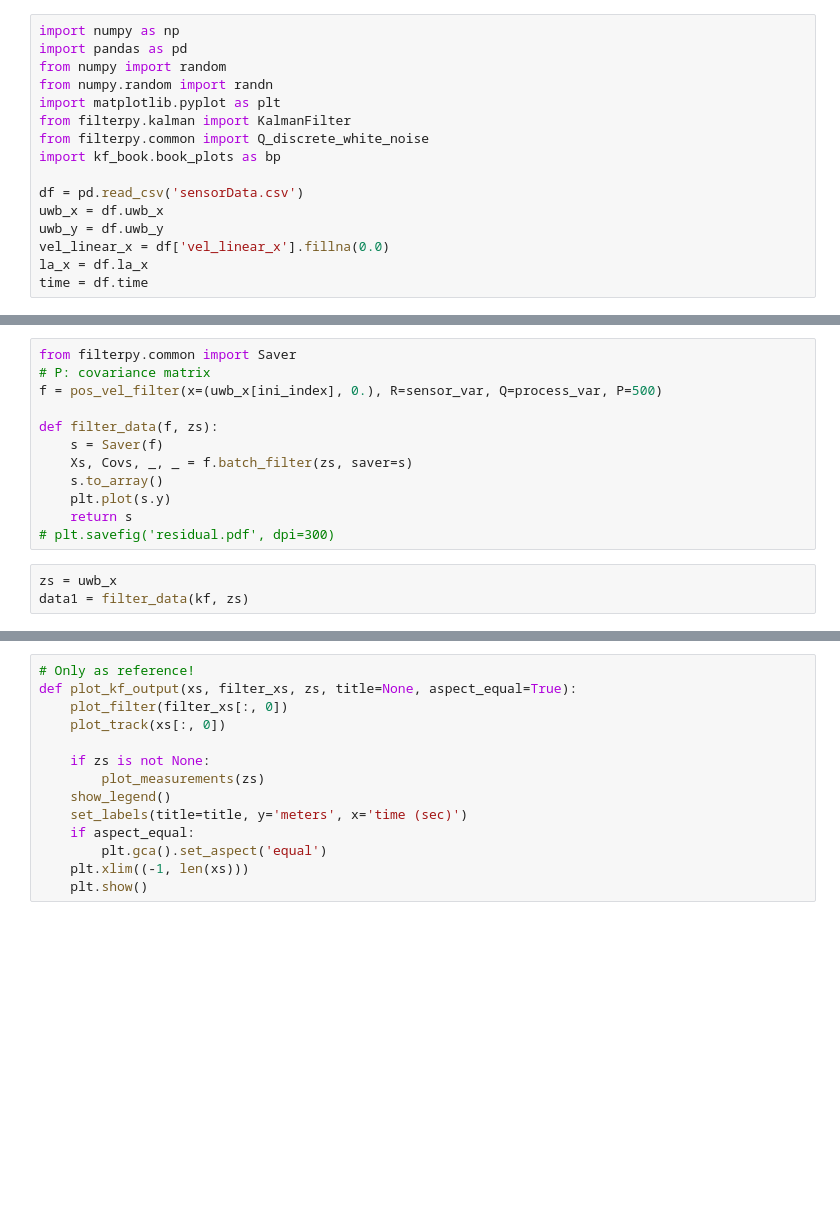
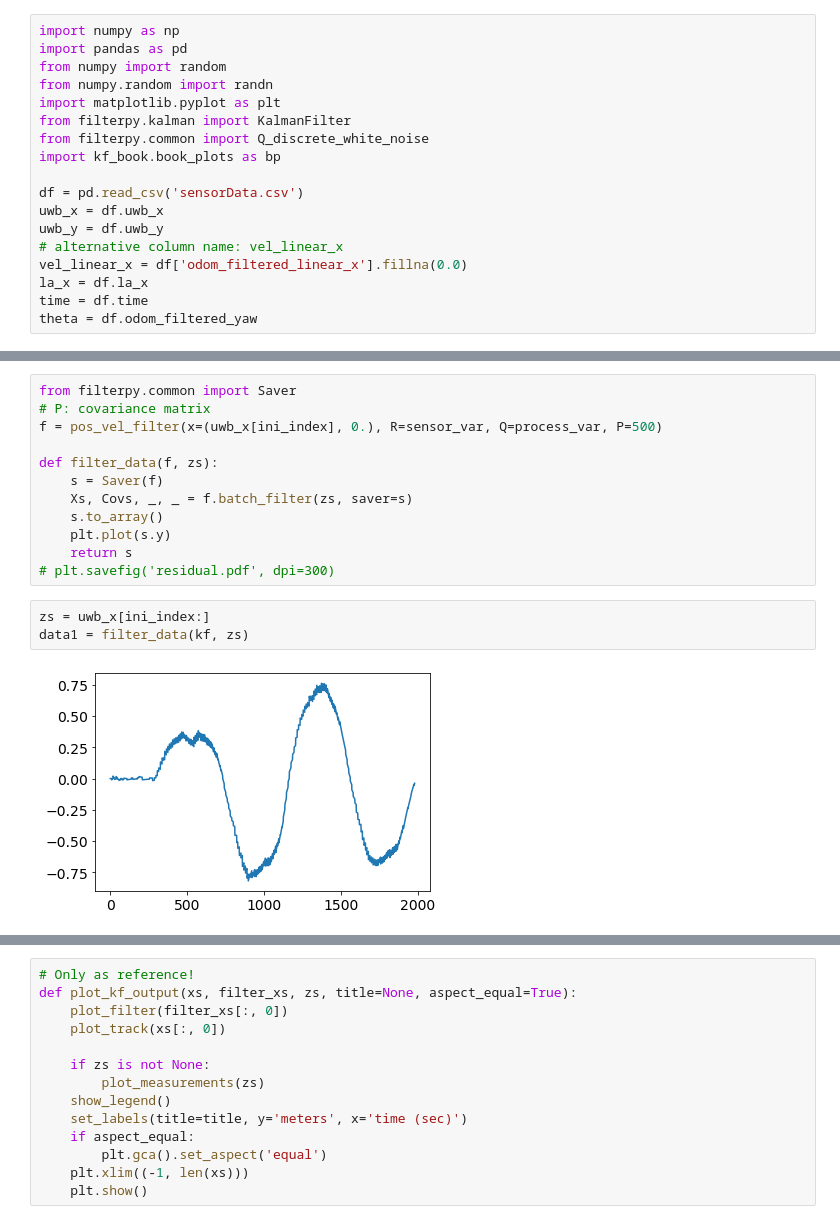
Before and after one commit to 850075610/sensor-fusion, a Jupyter notebook: integrating-uwb/round move/implementation/Kalman Filter.ipynb, the cells around one changed output, grey strips where cells are left out. Drawn from its saved outputs; the diff is of its cells as text; blank space fills up the shorter version.

```diff
--- a/integrating-uwb/round move/implementation/Kalman Filter.ipynb
+++ b/integrating-uwb/round move/implementation/Kalman Filter.ipynb
@@ -11,9 +11,11 @@ import kf_book.book_plots as bp
 df = pd.read_csv('sensorData.csv')
 uwb_x = df.uwb_x
 uwb_y = df.uwb_y
-vel_linear_x = df['vel_linear_x'].fillna(0.0)
+# alternative column name: vel_linear_x
+vel_linear_x = df['odom_filtered_linear_x'].fillna(0.0)
 la_x = df.la_x
 time = df.time
+theta = df.odom_filtered_yaw
 # %%
 len(vel_linear_x)
 # %% [output]
@@ -259,7 +279,9 @@ def filter_data(f, zs):
     return s
 # plt.savefig('residual.pdf', dpi=300)
 # %%
-zs = uwb_x
+zs = uwb_x[ini_index:]
 data1 = filter_data(kf, zs)
+# %% [output]
+[figure, added]
 # %%
 xs
```
Also changed, not shown: parts of 28 cells of this notebook, 2 other files.
